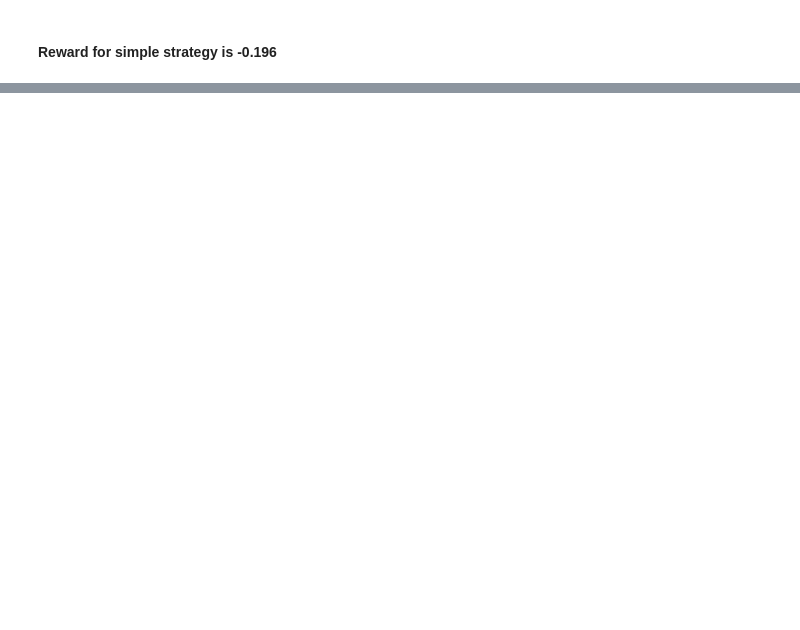
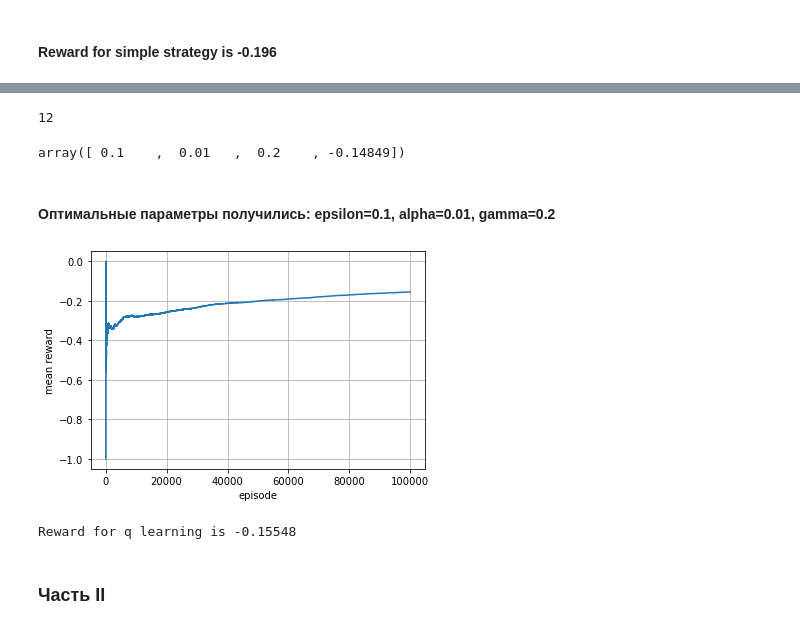
Before and after one commit to GreasyGoose/dl_adv, a Jupyter notebook: HW1_blackjack.ipynb, the cells around one changed output, grey strips where cells are left out. Saved outputs shown, nothing was run; the diff lists cells and outputs as text; code cells hidden in the pictures; blank space fills up the shorter version.

```diff
--- a/HW1_blackjack.ipynb
+++ b/HW1_blackjack.ipynb
@@ -75,0 +173,4 @@ env.close()
+# %%
+Q = get_random_Q()
+pi = compute_policy_by_Q(Q)
+idxs = key_to_idx(Q)
@@ -75,0 +190,22 @@ env.close()
+# %%
+eps_range = np.arange(0.1, 0.5, 0.1)
+alpha_range = [0.00001, 0.0001, 0.001, 0.01]
+gamma_range = [0.2, 0.4, 0.6, 0.8]
+# %%
+reward_history = []
+num_of_episodes = int(1e5)
+
+current_run = 1
+for epsilon in eps_range:
+    for alpha in alpha_range:
+        for gamma in gamma_range:
+            Q = get_random_Q()
+            pi = compute_policy_by_Q(Q)
+            episode_reward = 0
+            for i in range(num_of_episodes):
+                _, _, rewards = Q_learning_episode(env, pi, Q, alpha=alpha, epsilon=epsilon, gamma=gamma, nA=2)
+                pi = compute_policy_by_Q(Q)
+                episode_reward = (episode_reward * i + rewards[-1]) / (i + 1)
+            reward_history.append((epsilon, alpha, gamma, episode_reward))
+            print(f"{current_run}: epsilon={epsilon}, alpha={alpha}, gamma={gamma}: avg_reward={episode_reward}")
+            current_run += 1
@@ -75,0 +232,29 @@ env.close()
+# %%
+fin_history[:, 3].argmax()
+# %% [output]
+12
+# %%
+fin_history[12]
+# %% [output]
+array([ 0.1    ,  0.01   ,  0.2    , -0.14849])
+# %% [markdown]
+#### Оптимальные параметры получились: epsilon=0.1, alpha=0.01, gamma=0.2
+# %%
+reward_history_v1 = []
+
+Q = get_random_Q()
+pi = compute_policy_by_Q(Q)
+
+num_of_episodes = int(1e5)
+for _ in range(num_of_episodes):
+    _, _, rewards = Q_learning_episode(env, pi, Q, epsilon=0.1, alpha=0.01, gamma=0.2)
+    reward_history_v1.append(rewards[-1])
+    pi = compute_policy_by_Q(Q)
+# %%
+plot_mean_reward(reward_history_v1)
+# %% [output]
+[figure, added]
+# %%
+print(f"Reward for q learning is {np.mean(reward_history_v1)}")
+# %% [output]
+Reward for q learning is -0.15548
@@ -75,0 +263,2 @@ env.close()
+# %% [markdown]
+### Часть II
```
Also changed, not shown: parts of 41 cells of this notebook, 3 other files.
